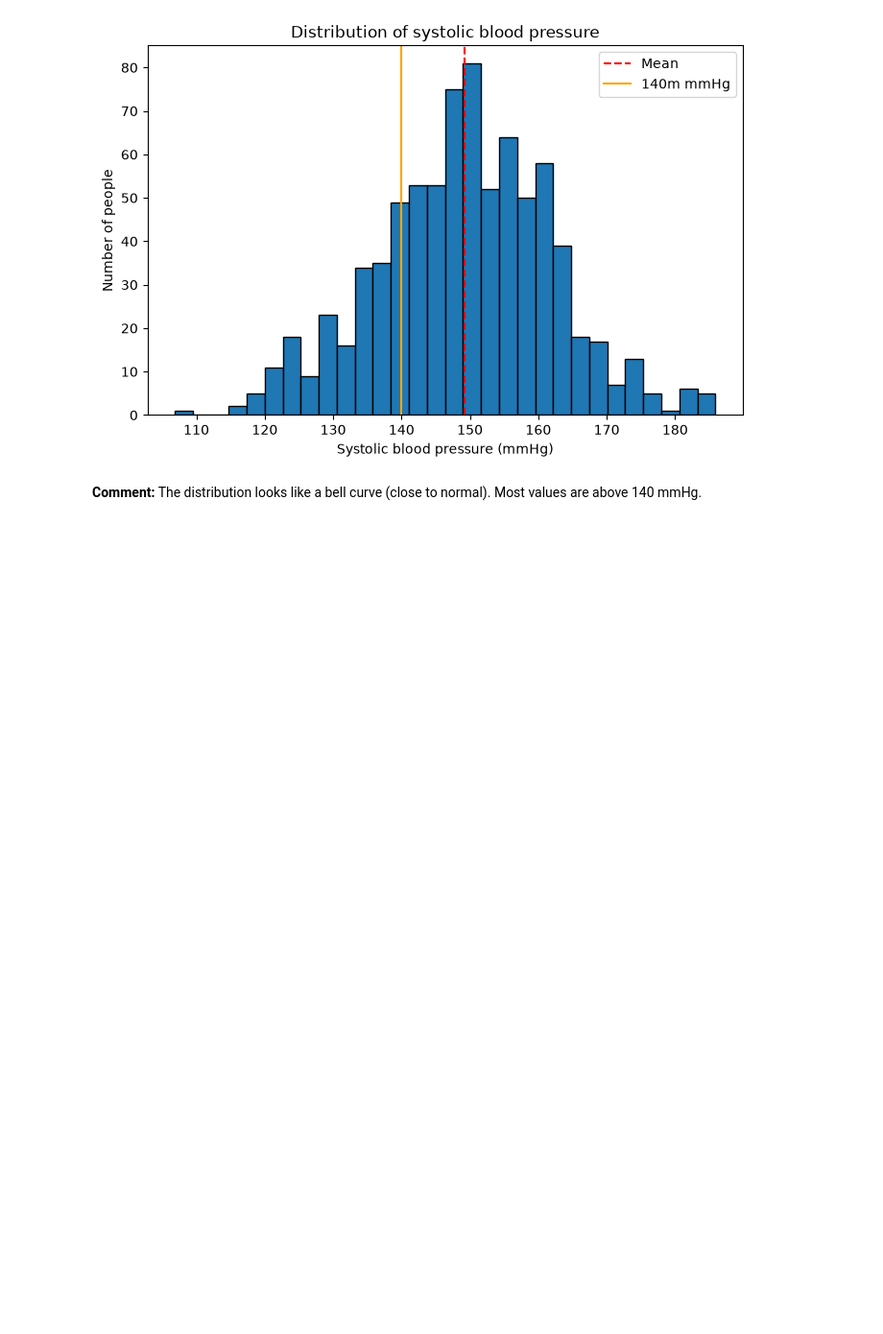
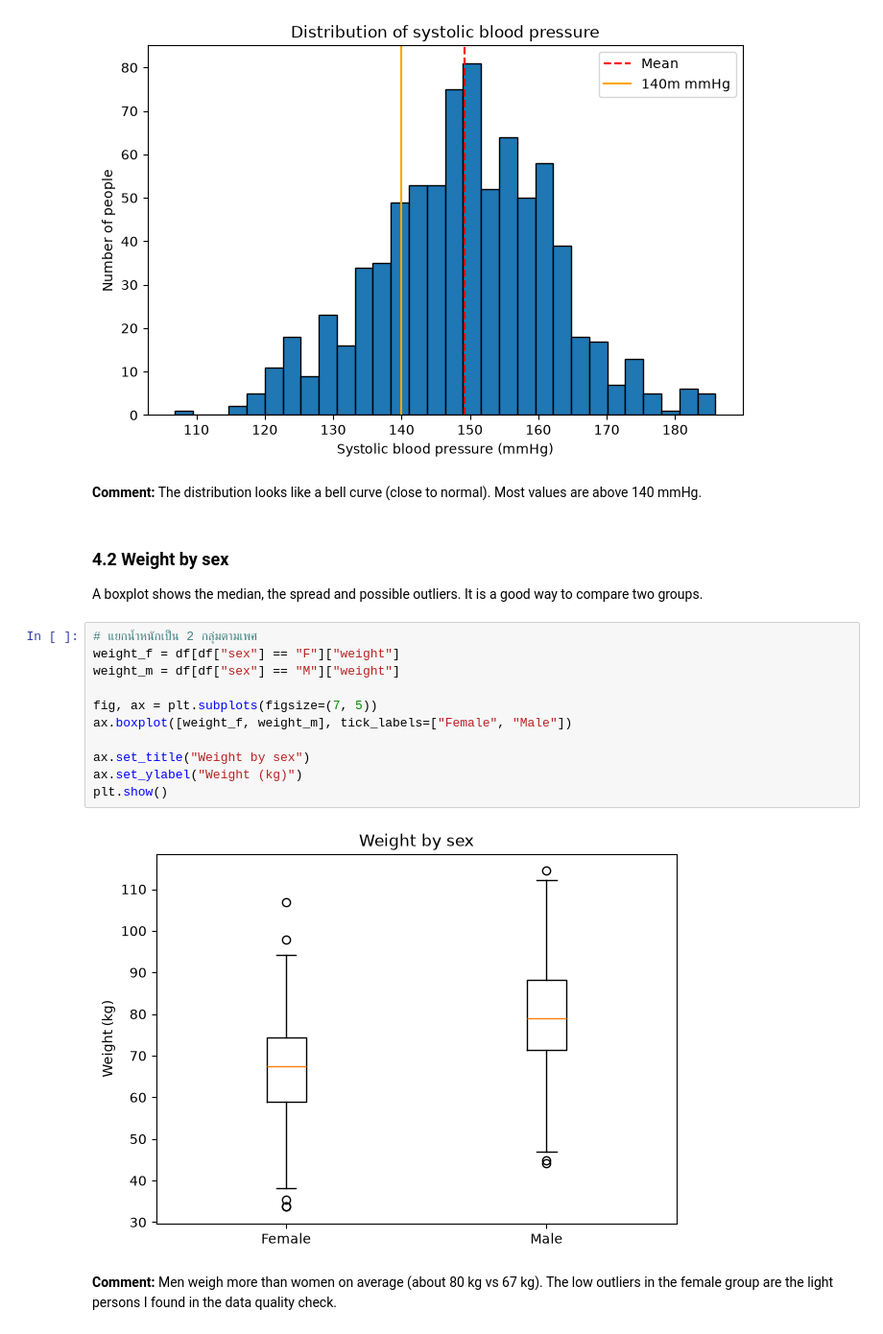
Before and after one commit to Wansiri-D/health-study, a Jupyter notebook: health_study_del1.ipynb, the cells around one changed output. Shown at 96% size. Saved outputs shown, nothing was run; the diff lists cells and outputs as text; blank space fills up the shorter version.

Commit message:
Add boxplot of weight by sex

```diff
--- a/health_study_del1.ipynb
+++ b/health_study_del1.ipynb
@@ -150,3 +150,24 @@ plt.show()
 # %% [markdown]
 **Comment:** The distribution looks like a bell curve (close to normal).
 Most values are above 140 mmHg.
+# %% [markdown]
+### 4.2 Weight by sex
+A boxplot shows the median, the spread and possible outliers.
+It is a good way to compare two groups.
+# %%
+# แยกน้ำหนักเป็น 2 กลุ่มตามเพศ
+weight_f = df[df["sex"] == "F"]["weight"]
+weight_m = df[df["sex"] == "M"]["weight"]
+
+fig, ax = plt.subplots(figsize=(7, 5))
+ax.boxplot([weight_f, weight_m], tick_labels=["Female", "Male"])
+
+ax.set_title("Weight by sex")
+ax.set_ylabel("Weight (kg)")
+plt.show()
+# %% [output]
+[figure, added]
+# %% [markdown]
+**Comment:** Men weigh more than women on average (about 80 kg vs 67 kg).
+The low outliers in the female group are the light persons I found
+in the data quality check.
```
